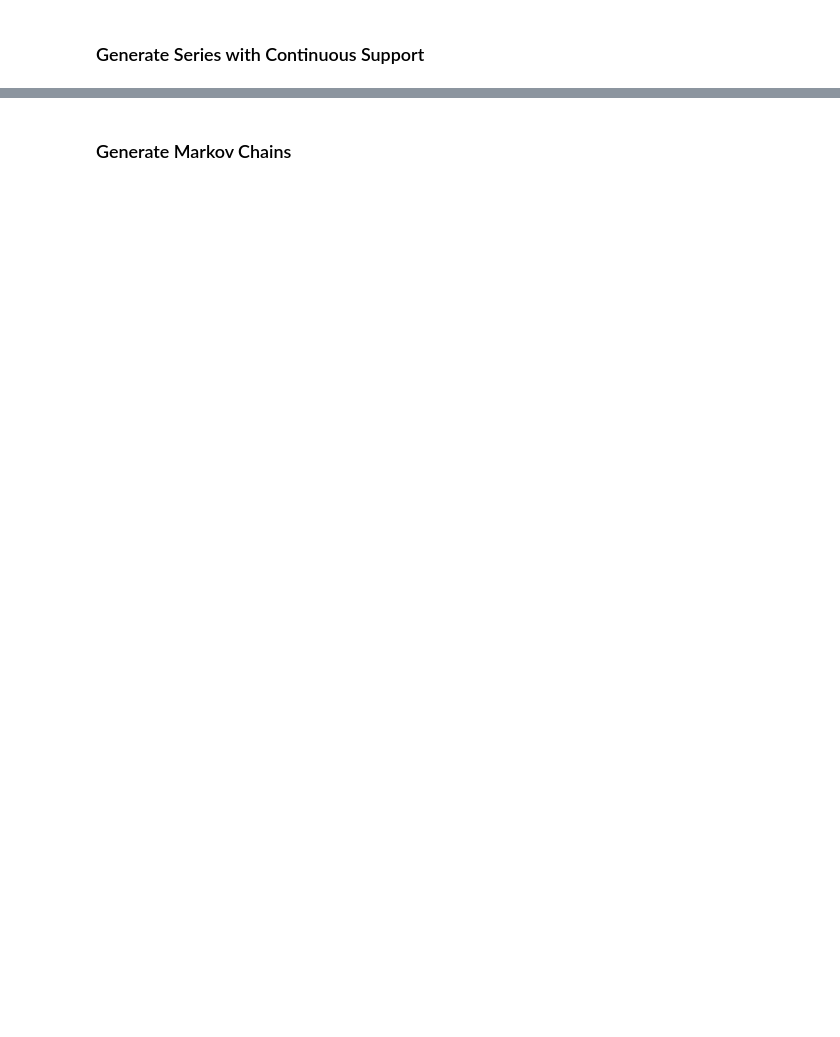
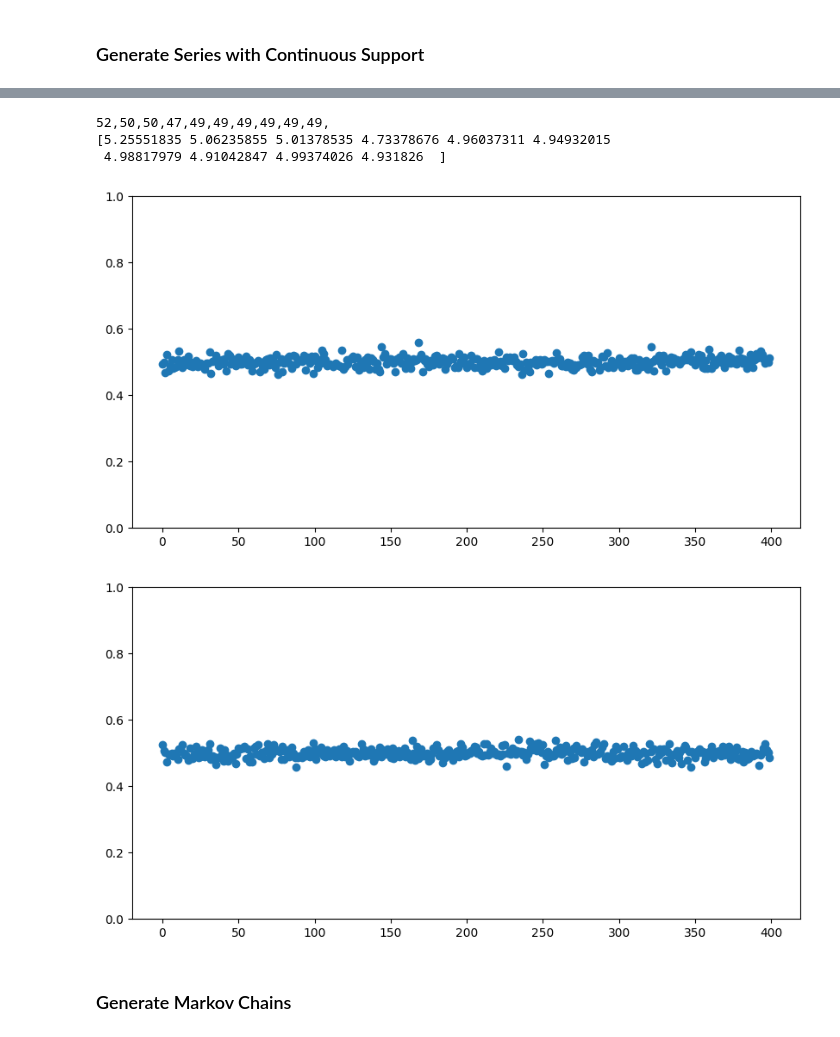
Before and after one commit to AntonioLiu97/LLMICL_inPCA, a Jupyter notebook: data/series_generator.ipynb, the cells around one changed output, grey strips where cells are left out. Drawn from its saved outputs; the diff is of its cells as text; code cells hidden in the pictures; blank space fills up the shorter version.

```diff
--- a/data/series_generator.ipynb
+++ b/data/series_generator.ipynb
@@ -115,9 +248,9 @@ refine_depth = 1
 # %%
 
-### Uncorrelated Gaussian'
-sigma = 0.5
+### Uncorrelated Gaussian
+# sigma = 0.5
 # sigma = 0.8
-# sigma = 0.1
+sigma = 0.1
 # sigma = 0.3
 Nt = 400
 traj_name = f'uncorrelated_gaussian_centered_sigma_{sigma}_{llama_size}'
@@ -134,39 +267,48 @@ for traj_idx in range(num_series):
         time_series.append(W)
         mean_series.append(0)
         sigma_series.append(sigma)
 
     rescale_factor = 0.2
     span = 0.2*7
     up_shift = 0.5 + min(time_series)/span*rescale_factor
 
     rescaled_full_series, full_series, rescaled_true_mean_arr, rescaled_true_sigma_arr = serialize_gaussian(prec, time_series, mean_series, sigma_series, rescale_factor = rescale_factor, up_shift = up_shift, span = span)
     # print(max(time_series)-min(time_series))
     # print(rescaled_true_sigma_arr[1])
     # print(rescaled_true_mean_arr[1])
     plt.figure(figsize=(10, 5))
     plt.plot((np.array(time_series)-min(time_series))/span*rescale_factor+up_shift, lw = 0, marker = 'o', alpha = 1)
     plt.ylim(0,1)
     # Save the generated data to a dictionary
     data_dict = {
             'full_series': full_series, # string format for LLM
             'rescaled_full_series': rescaled_full_series, # double format for baseline
             'rescaled_true_mean_arr': rescaled_true_mean_arr,
             'rescaled_true_sigma_arr': rescaled_true_sigma_arr,
             'prec': prec,
             'llama_size': llama_size,
             'kernel': kernel,
             'mode': mode,
             'refine_depth': refine_depth,
             'random_seed': random_seed,
             'time_series': np.array(time_series)
         }
 
-    # Pickle and save the dictionary
-    file_indices = [int(name[:-4].rsplit('_',1)[1]) for name in os.listdir(save_path) if os.path.isfile(os.path.join(save_path, name)) and name.startswith(traj_name)]
-    file_indices += [-1]
-    save_name = os.path.join(save_path, f'{traj_name}_{max(file_indices)+1}.pkl')
-    with open(save_name, 'wb') as f:
-        pickle.dump(data_dict, f)
+    # # Pickle and save the dictionary
+    # file_indices = [int(name[:-4].rsplit('_',1)[1]) for name in os.listdir(save_path) if os.path.isfile(os.path.join(save_path, name)) and name.startswith(traj_name)]
+    # file_indices += [-1]
+    # save_name = os.path.join(save_path, f'{traj_name}_{max(file_indices)+1}.pkl')
+    # with open(save_name, 'wb') as f:
+    #     pickle.dump(data_dict, f)
+
+print(full_series[:30])
+print(rescaled_full_series[:10])
+# %% [output]
+52,50,50,47,49,49,49,49,49,49,
+[5.25551835 5.06235855 5.01378535 4.73378676 4.96037311 4.94932015
+ 4.98817979 4.91042847 4.99374026 4.931826  ]
+[figure, added]
+[figure, added]
 # %%
 ### Uncorrelated uniform dist.
 # for uniform distribution, sigma = half width
```
Also changed, not shown: parts of 6 cells of this notebook, 39 other files.
